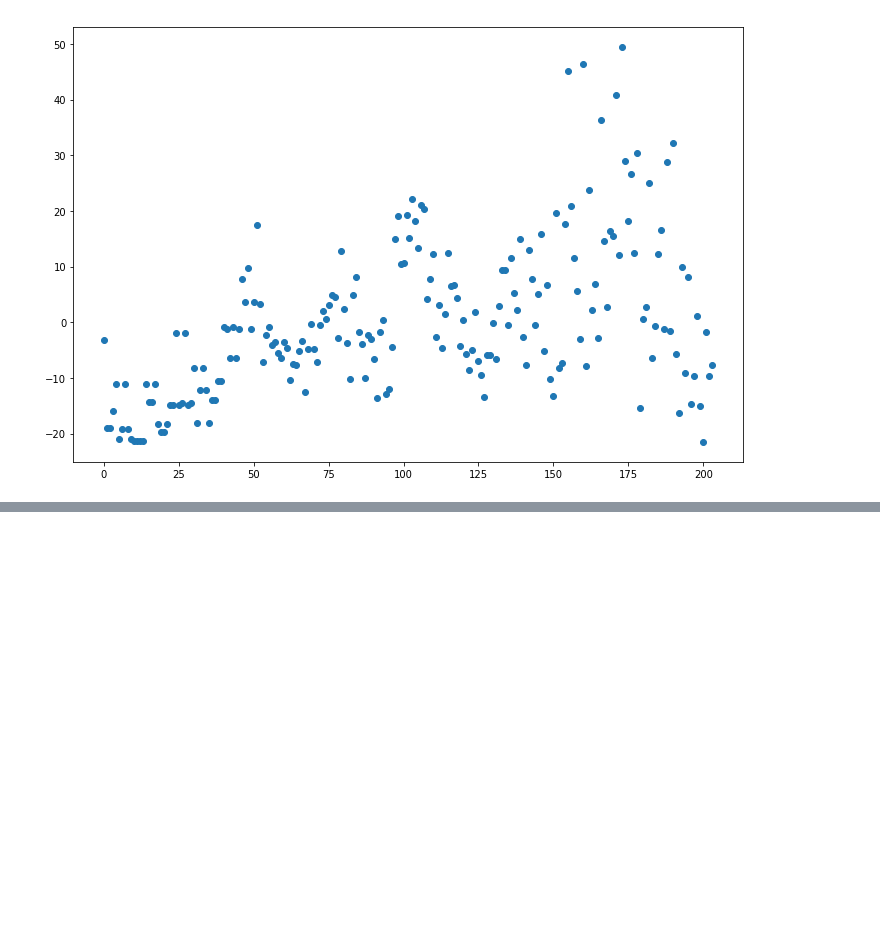
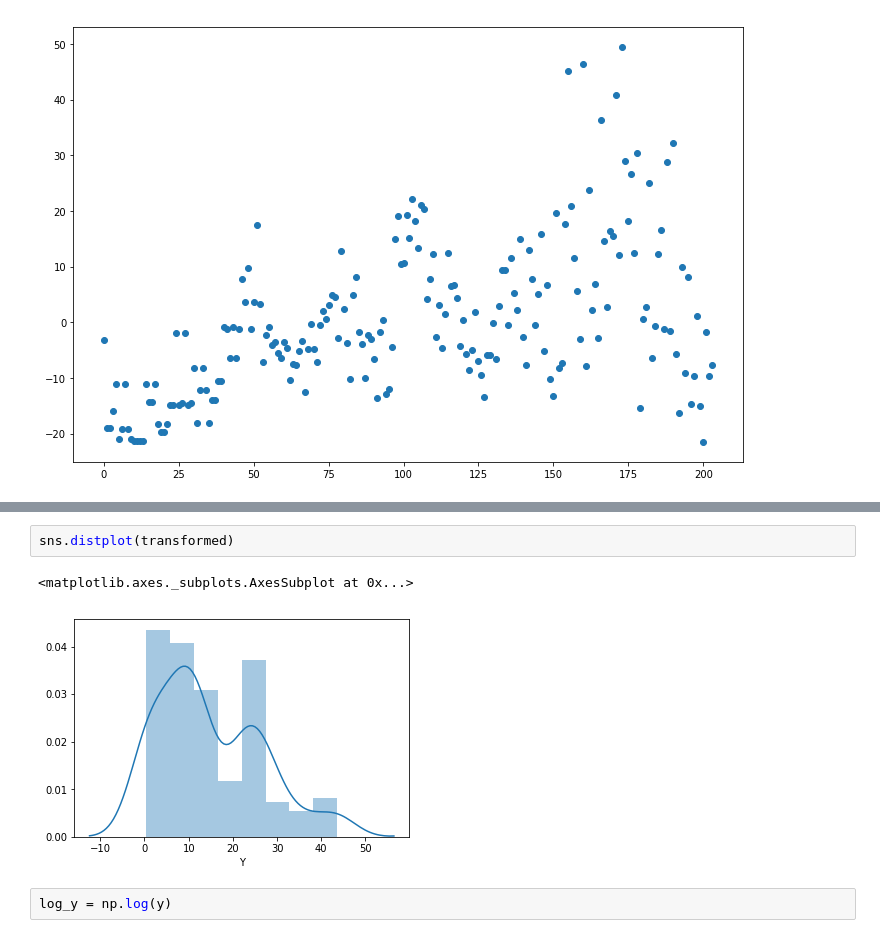
Before and after one commit to filippomedri/nextsuperhero, a Jupyter notebook: regression.ipynb, the cells around one changed output, grey strips where cells are left out. Saved outputs shown, nothing was run; the diff lists cells and outputs as text; blank space fills up the shorter version.

```diff
--- a/regression.ipynb
+++ b/regression.ipynb
@@ -271,0 +309,7 @@ result4.resid.plot(style='o', figsize=(12,8))
+# %%
+sns.distplot(transformed)
+# %% [output]
+<matplotlib.axes._subplots.AxesSubplot at 0x...>
+[figure, added]
+# %%
+log_y = np.log(y)
```
Also changed, not shown: parts of 51 cells of this notebook, 1 other file.
